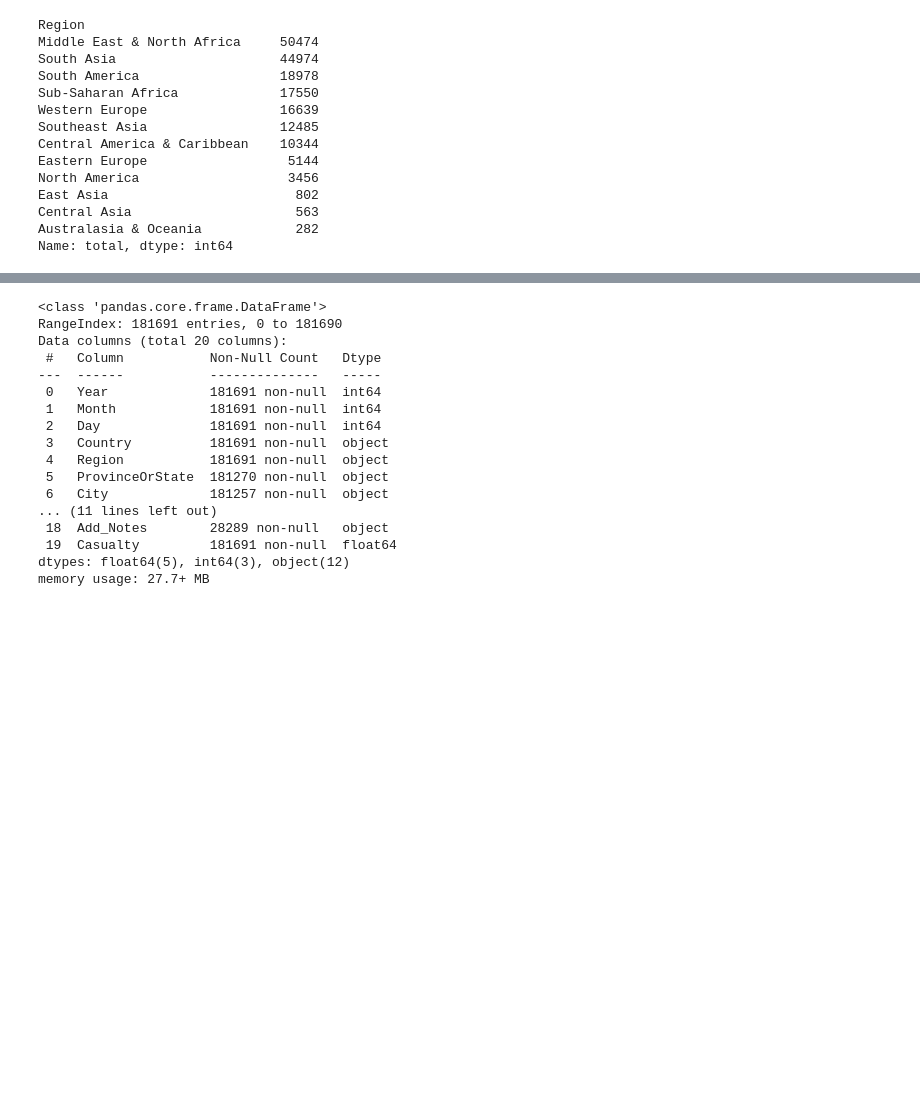
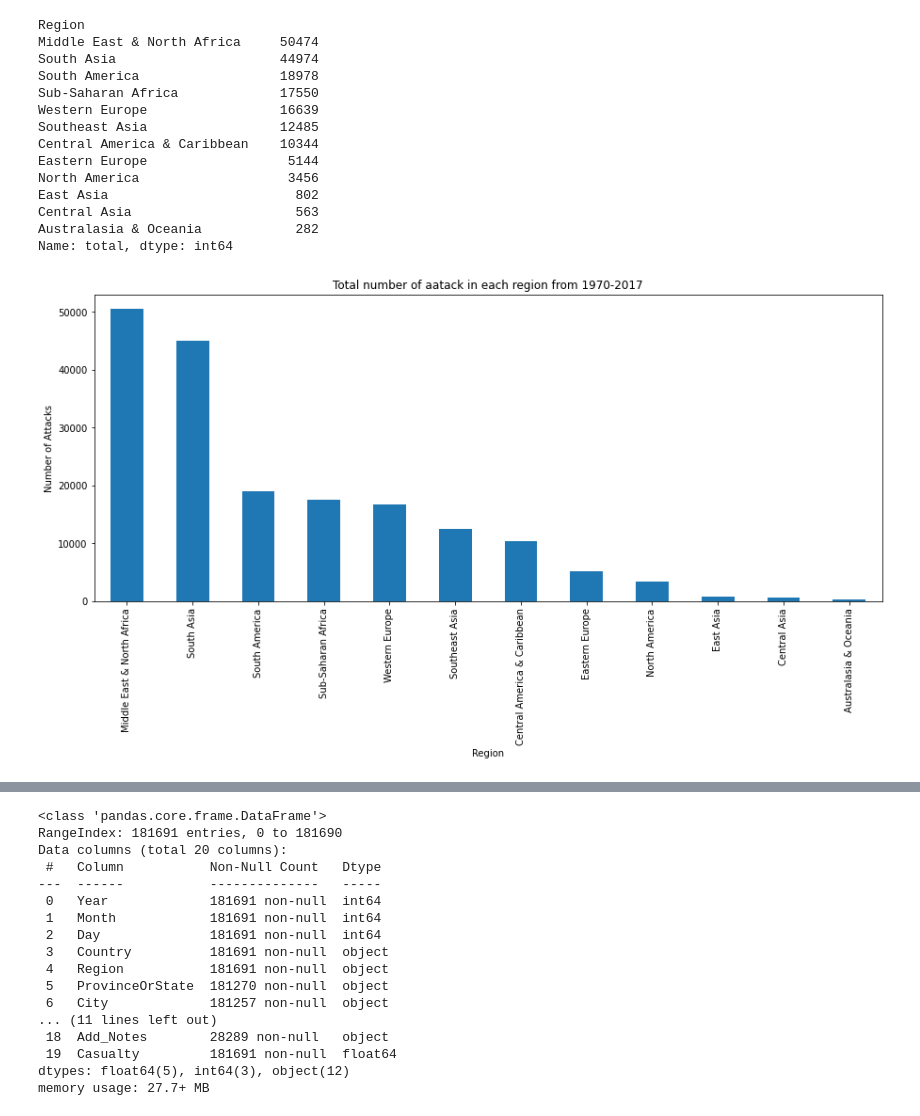
Before and after one commit to Pawan-kumar-Singh/Global-Terrorism, a Jupyter notebook: Global_Terrorism_Analysis_Capstone_Project.ipynb, the cells around one changed output, grey strips where cells are left out. Drawn from its saved outputs; the diff is of its cells as text; code cells hidden in the pictures; blank space fills up the shorter version.

```diff
--- a/Global_Terrorism_Analysis_Capstone_Project.ipynb
+++ b/Global_Terrorism_Analysis_Capstone_Project.ipynb
@@ -289,3 +295,11 @@ East Asia                        802
 Central Asia                     563
 Australasia & Oceania            282
 Name: total, dtype: int64
+# %%
+ra.plot(kind='bar',figsize=(15,6))
+plt.title("Total number of aatack in each region from 1970-2017")
+plt.xlabel("Region")
+plt.ylabel("Number of Attacks")
+plt.show()
+# %% [output]
+[figure, added]
```
Also changed, not shown: parts of 43 cells of this notebook.
